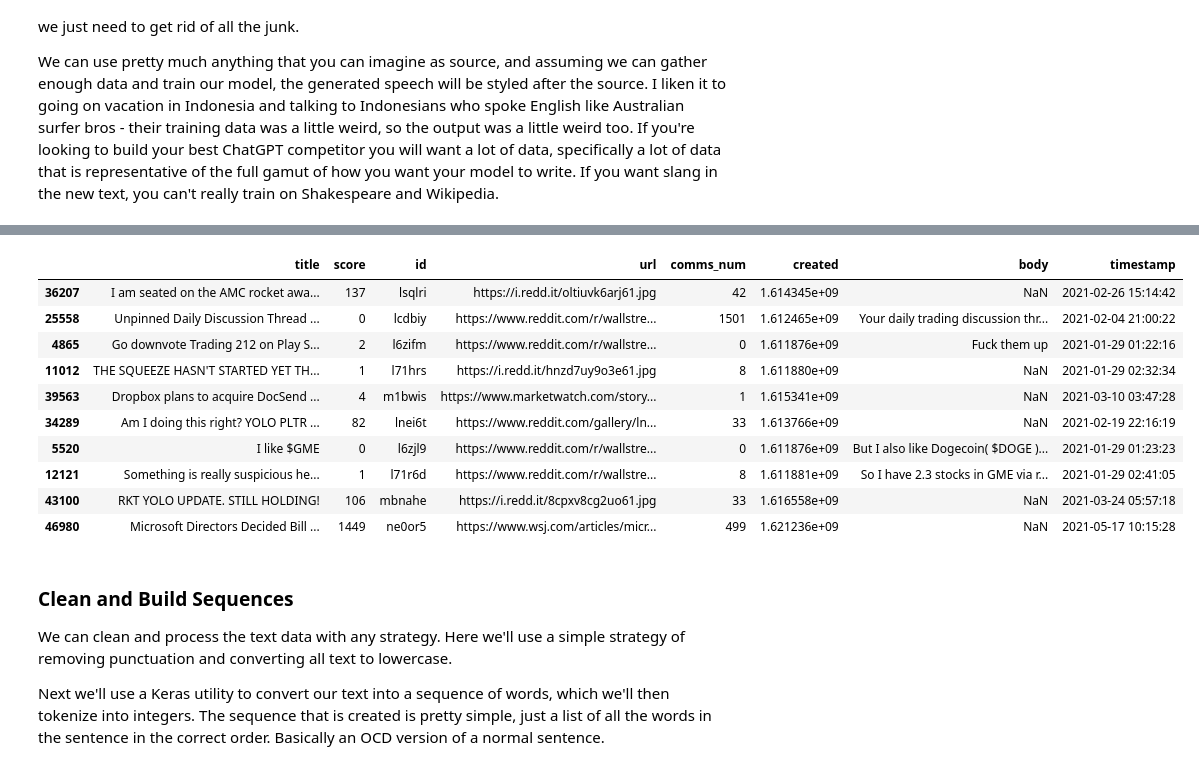
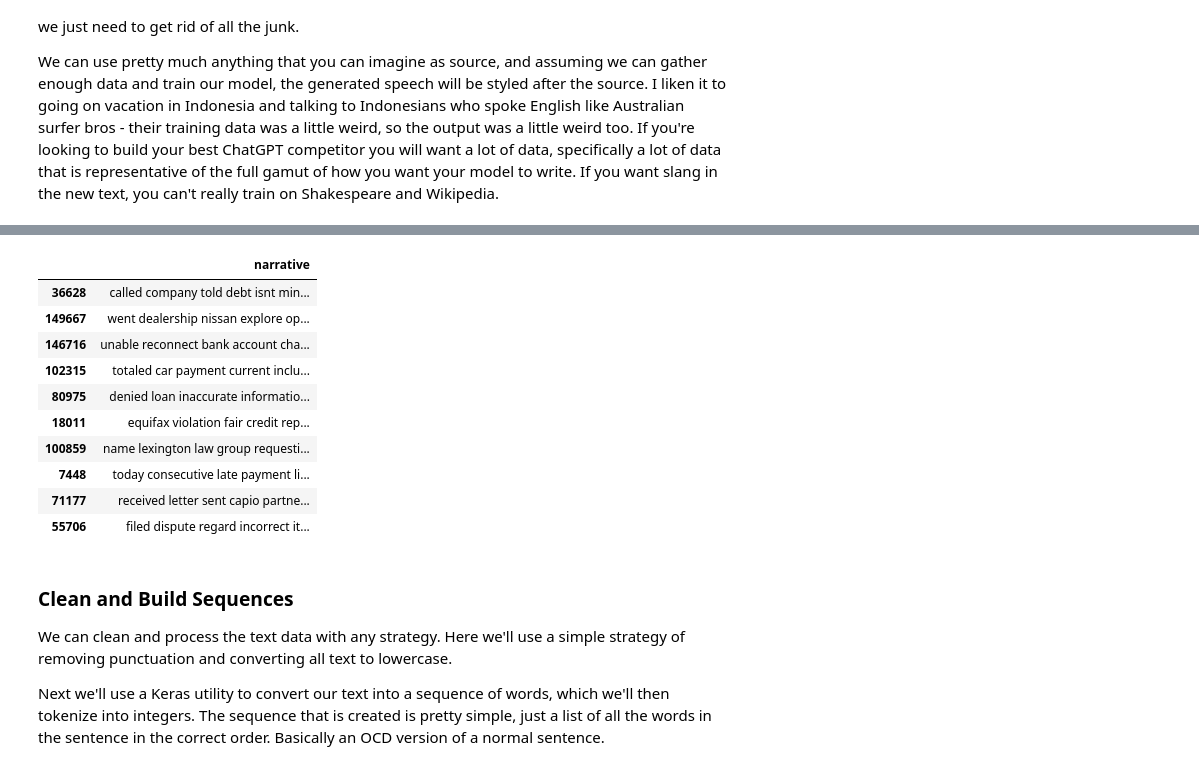
Before and after one commit to zareeiant/Intro_to_Machine_Learning_Student_Workbooks, a Jupyter notebook: 030_simple_lstm_text_gen_sol.ipynb, the cells around one changed output, grey strips where cells are left out. Drawn from its saved outputs; the diff is of its cells as text; code cells hidden in the pictures.

```diff
--- a/030_simple_lstm_text_gen_sol.ipynb
+++ b/030_simple_lstm_text_gen_sol.ipynb
@@ -34,8 +34,14 @@ We need some text from which to train our model to speak, I captured a small ext
 
 We can use pretty much anything that you can imagine as source, and assuming we can gather enough data and train our model, the generated speech will be styled after the source. I liken it to going on vacation in Indonesia and talking to Indonesians who spoke English like Australian surfer bros - their training data was a little weird, so the output was a little weird too. If you're looking to build your best ChatGPT competitor you will want a lot of data, specifically a lot of data that is representative of the full gamut of how you want your model to write. If you want slang in the new text, you can't really train on Shakespeare and Wikipedia.
 # %%
-# Get Data
-train_text_file = keras.utils.get_file('train_text.txt', 'https://jrssbcrsefilesnait.blob.core.windows.net/3950data1/reddit_wsb.csv')
+# Reddit WSB data
+#train_text_file = keras.utils.get_file('train_text.txt', 'https://jrssbcrsefilesnait.blob.core.windows.net/3950data1/reddit_wsb.csv')
+#USE_COL = "body"
+
+# Complaint data
+train_text_file = keras.utils.get_file('train_text3.txt', 'https://jrssbcrsefilesnait.blob.core.windows.net/3950data1/complaints_processed_clean.csv')
+USE_COL = "narrative"
+
 train_text = pd.read_csv(train_text_file)
 train_text.sample(10)
 # %% [output]
@@ -42,14 +50,14 @@ train_text.sample(10)
-|  | title | score | id | url | comms_num | created | body | timestamp |
-| 36207 | I am seated on the AMC rocket awa... | 137 | lsqlri | https://i.redd.it/oltiuvk6arj61.jpg | 42 | 1.614345e+09 | NaN | 2021-02-26 15:14:42 |
-| 25558 | Unpinned Daily Discussion Thread ... | 0 | lcdbiy | https://www.reddit.com/r/wallstre... | 1501 | 1.612465e+09 | Your daily trading discussion thr... | 2021-02-04 21:00:22 |
-| 4865 | Go downvote Trading 212 on Play S... | 2 | l6zifm | https://www.reddit.com/r/wallstre... | 0 | 1.611876e+09 | Fuck them up | 2021-01-29 01:22:16 |
-| 11012 | THE SQUEEZE HASN'T STARTED YET TH... | 1 | l71hrs | https://i.redd.it/hnzd7uy9o3e61.jpg | 8 | 1.611880e+09 | NaN | 2021-01-29 02:32:34 |
-| 39563 | Dropbox plans to acquire DocSend ... | 4 | m1bwis | https://www.marketwatch.com/story... | 1 | 1.615341e+09 | NaN | 2021-03-10 03:47:28 |
-| 34289 | Am I doing this right? YOLO PLTR ... | 82 | lnei6t | https://www.reddit.com/gallery/ln... | 33 | 1.613766e+09 | NaN | 2021-02-19 22:16:19 |
-| 5520 | I like $GME | 0 | l6zjl9 | https://www.reddit.com/r/wallstre... | 0 | 1.611876e+09 | But I also like Dogecoin( $DOGE )... | 2021-01-29 01:23:23 |
-| 12121 | Something is really suspicious he... | 1 | l71r6d | https://www.reddit.com/r/wallstre... | 8 | 1.611881e+09 | So I have 2.3 stocks in GME via r... | 2021-01-29 02:41:05 |
-| 43100 | RKT YOLO UPDATE. STILL HOLDING! | 106 | mbnahe | https://i.redd.it/8cpxv8cg2uo61.jpg | 33 | 1.616558e+09 | NaN | 2021-03-24 05:57:18 |
-| 46980 | Microsoft Directors Decided Bill ... | 1449 | ne0or5 | https://www.wsj.com/articles/micr... | 499 | 1.621236e+09 | NaN | 2021-05-17 10:15:28 |
+|  | narrative |
+| 36628 | called company told debt isnt min... |
+| 149667 | went dealership nissan explore op... |
+| 146716 | unable reconnect bank account cha... |
+| 102315 | totaled car payment current inclu... |
+| 80975 | denied loan inaccurate informatio... |
+| 18011 | equifax violation fair credit rep... |
+| 100859 | name lexington law group requesti... |
+| 7448 | today consecutive late payment li... |
+| 71177 | received letter sent capio partne... |
+| 55706 | filed dispute regard incorrect it... |
 # %%
 TOKENS = 500
 OUTPUT_LENGTH = 45
```
Also changed, not shown: parts of 12 cells of this notebook.
